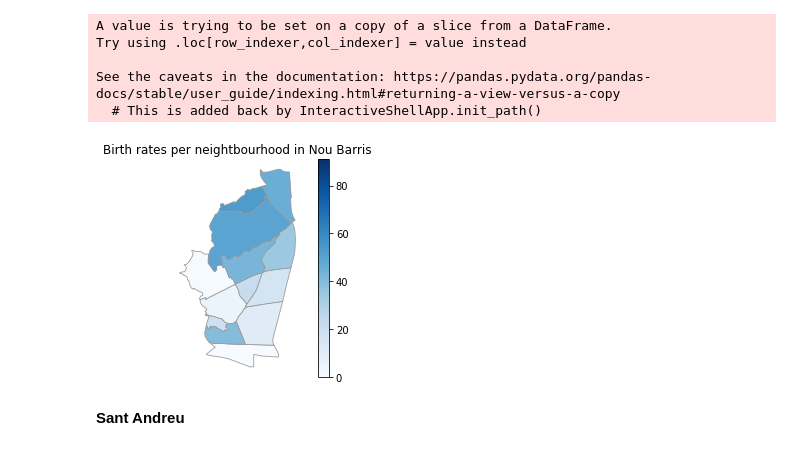
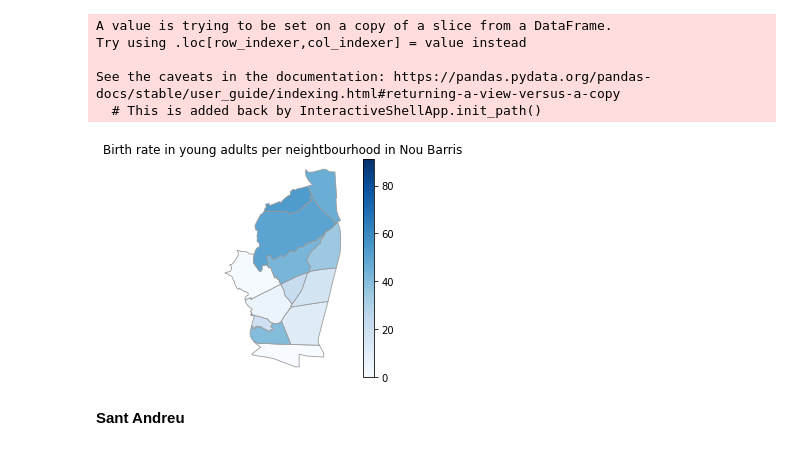
Before and after one commit to JuliaAT/AVDM-project, a Jupyter notebook: Barrios.ipynb, the cells around one changed output. Drawn from its saved outputs; the diff is of its cells as text; code cells hidden in the pictures.

```diff
--- a/Barrios.ipynb
+++ b/Barrios.ipynb
@@ -325,27 +325,27 @@ See the caveats in the documentation: https://pandas.pydata.org/pandas-docs/stab
 # %%
 # set the range for the choropleth
 vmin, vmax = 0, 91
 # create figure and axes for Matplotlib
 fig, ax = plt.subplots(1, figsize=(6, 4))
 
 #sm = plt.cm.ScalarMappable(cmap='Reds', norm=)
 
 plt.Normalize(vmin=vmin, vmax=50)
 
 merged_df_Nou_Barris_20_34.plot(column = 'Nombre', cmap = 'Blues',ax = ax, linewidth = 0.8, edgecolor = '0.6',vmax = 91)
 # add a title
 plt.axis('off')
-plt.title('Birth rates per neightbourhood in Nou Barris')
+plt.title('Birth rate in young adults per neightbourhood in Nou Barris')
 # Create colorbar as a legend
 sm = plt.cm.ScalarMappable(cmap='Blues', norm=plt.Normalize(vmin=vmin, vmax=vmax))
 
 sm._A = []
 # add the colorbar to the figure
 cbar = fig.colorbar(sm)
 #saving our map as .png file.
-fig.savefig('Nou_Barris_20_34.png', dpi=300)
+fig.savefig('./Plots/Neightbourhoods_20_34/Nou_Barris_20_34.png', dpi=300)
 # %% [output]
-[figure, old version]
+[figure, new version]
 # %% [markdown]
 **Sant Andreu**
 # %%
```
Also changed, not shown: parts of 7 cells of this notebook, 7 other files.
